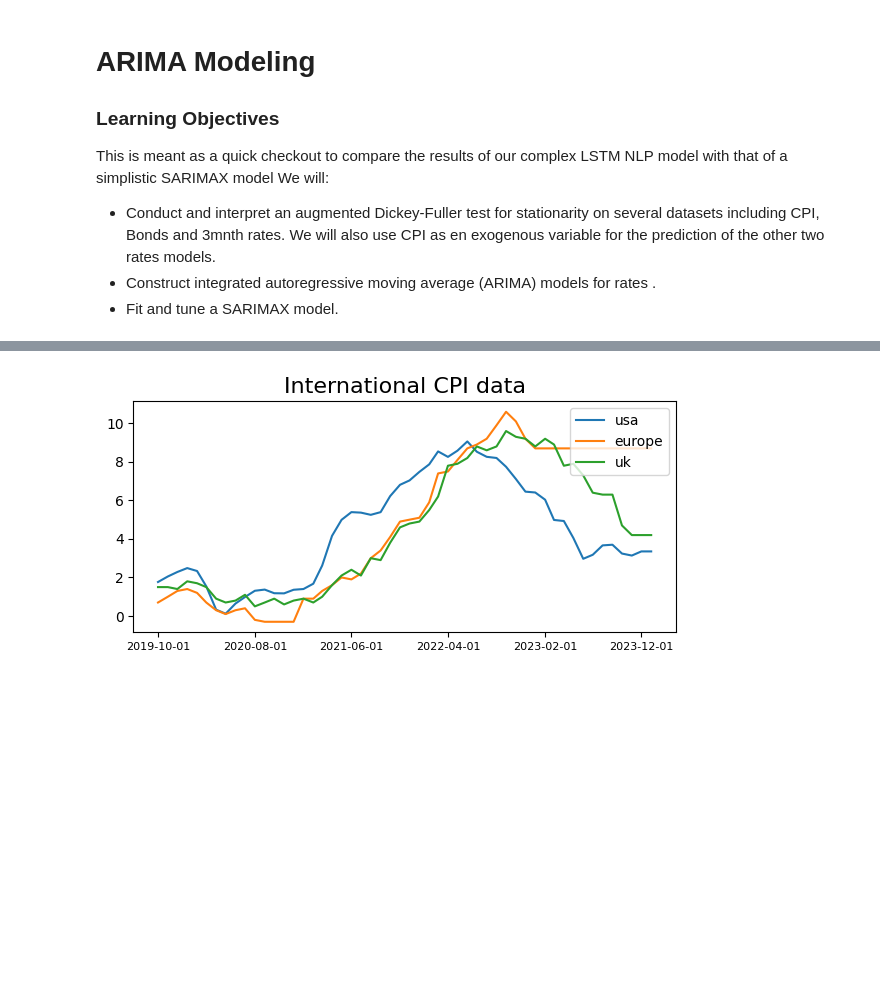
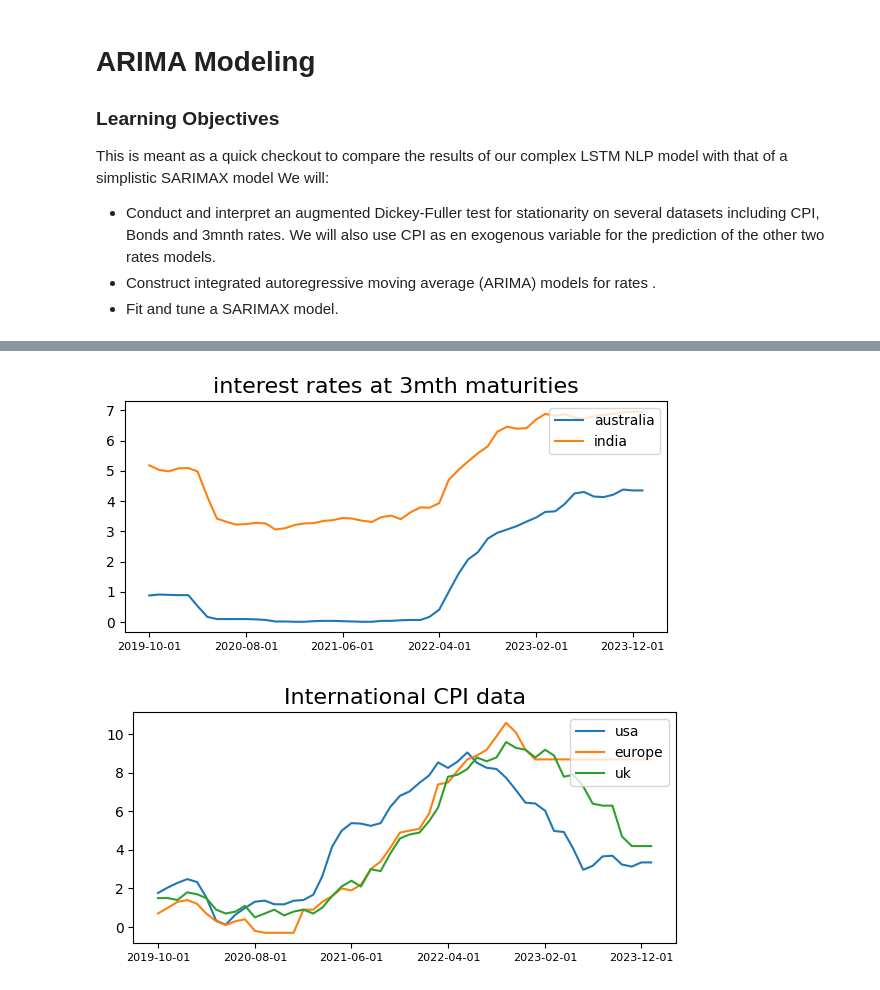
Before and after one commit to klyons/rates_cluster_nlp, a Jupyter notebook: time_series/time_series.ipynb, the cells around one changed output, grey strips where cells are left out. Cells and saved outputs as stored; diff of their text form; code cells hidden in the pictures; blank space fills up the shorter version.

```diff
--- a/time_series/time_series.ipynb
+++ b/time_series/time_series.ipynb
@@ -79,3 +85,7 @@ plot_series(data, ['usa', 'europe', 'uk'], title = 'usa interest rates 10yr', st
+# %%
+plot_series(short_rates, ['australia','india'], title = 'interest rates at 3mth maturities', steps=10)
+# %% [output]
+[figure, added]
 # %%
 plot_series(cpi, ['usa', 'europe', 'uk'], title = 'International CPI data', steps=10)
 # %% [output]
```
Also changed, not shown: parts of 22 cells of this notebook, 36 other files.
